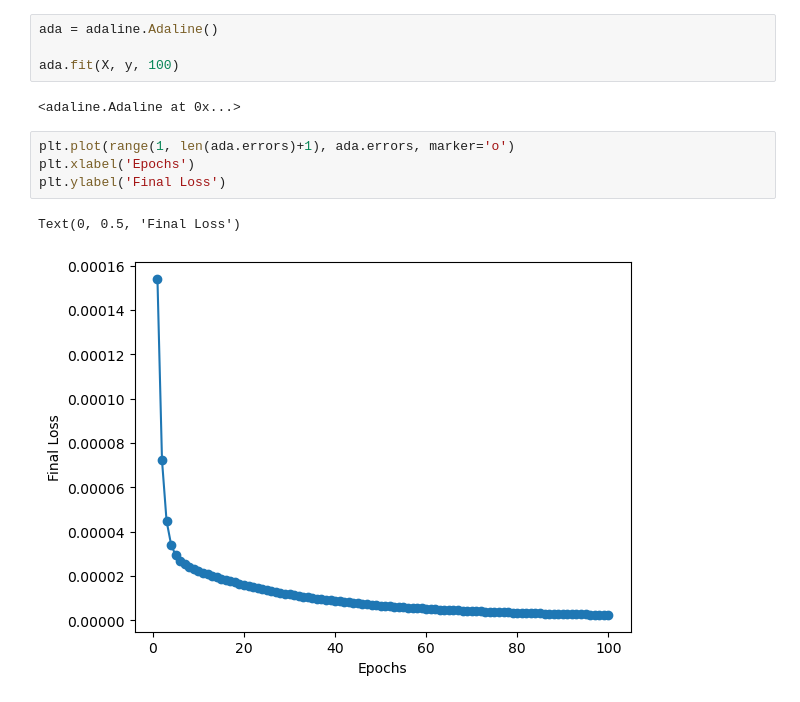
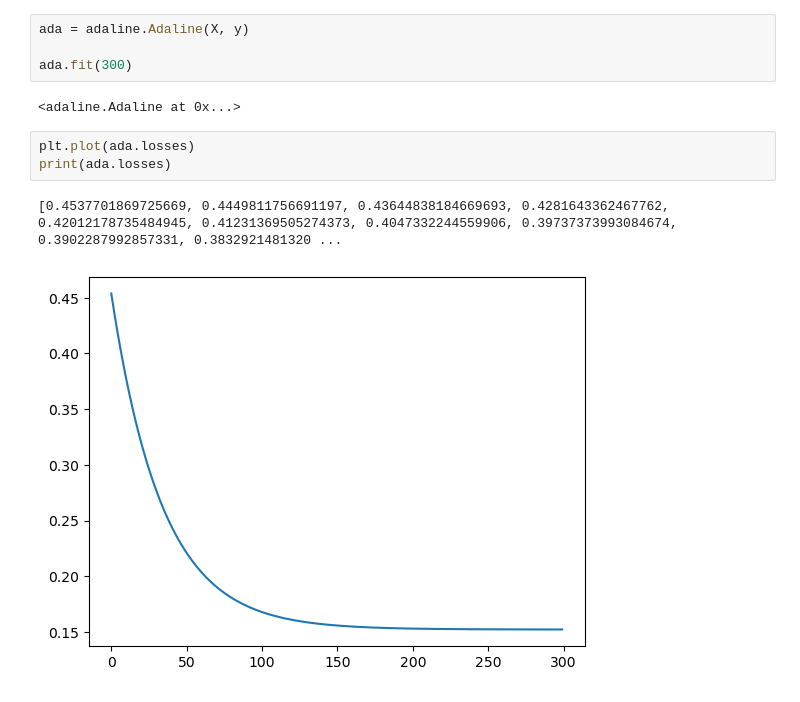
Before and after one commit to Mhmd-S/adaline, a Jupyter notebook: iris.ipynb, the cells around one changed output. Saved outputs shown, nothing was run; the diff lists cells and outputs as text.

```diff
--- a/iris.ipynb
+++ b/iris.ipynb
@@ -26,15 +26,14 @@ plt.show()
 # %% [output]
 [figure]
 # %%
-ada = adaline.Adaline()
+ada = adaline.Adaline(X, y)
 
-ada.fit(X, y, 100)
+ada.fit(300)
 # %% [output]
 <adaline.Adaline at 0x...>
-# %%
-plt.plot(range(1, len(ada.errors)+1), ada.errors, marker='o')
-plt.xlabel('Epochs')
-plt.ylabel('Final Loss')
-# %% [output]
-Text(0, 0.5, 'Final Loss')
-[figure, removed]
+# %%
+plt.plot(ada.losses)
+print(ada.losses)
+# %% [output]
+[0.4537701869725669, 0.4449811756691197, 0.43644838184669693, 0.4281643362467762, 0.42012178735484945, 0.41231369505274373, 0.4047332244559906, 0.39737373993084674, 0.3902287992857331, 0.3832921481320 ...
+[figure, added]
```
Also changed, not shown: 1 other file.
